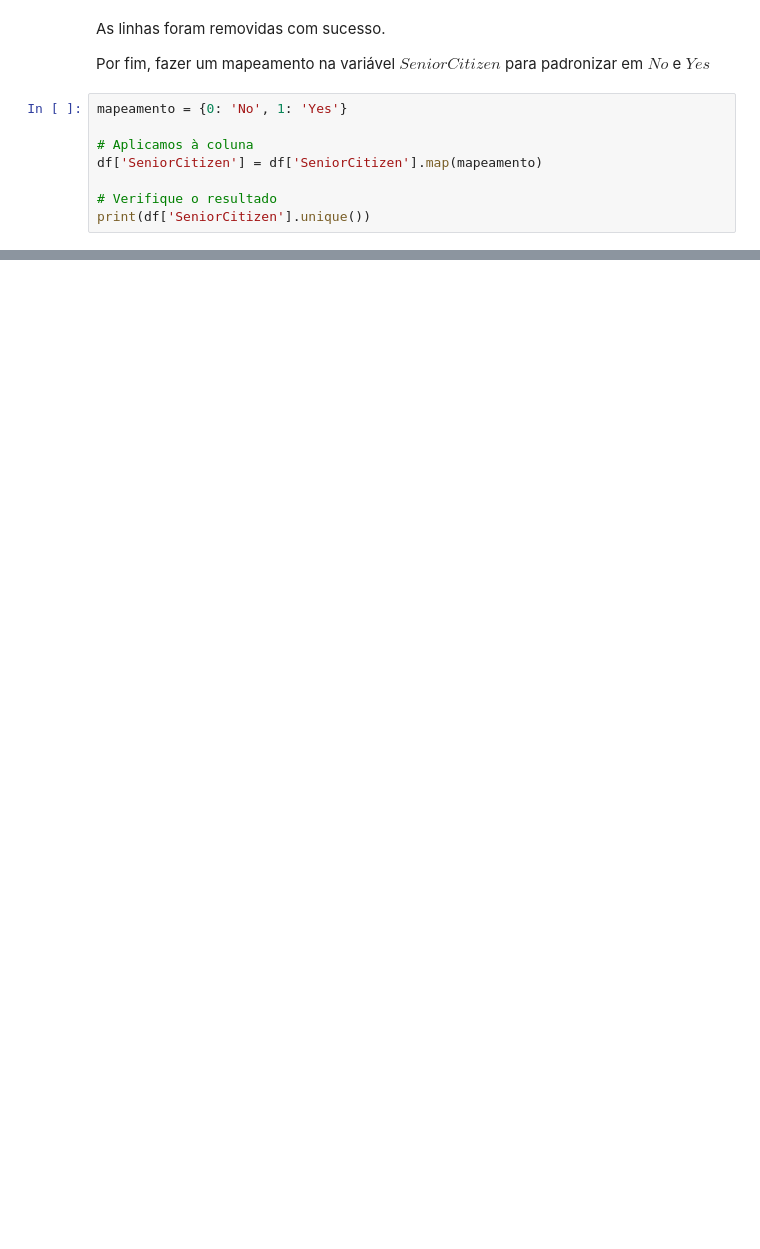
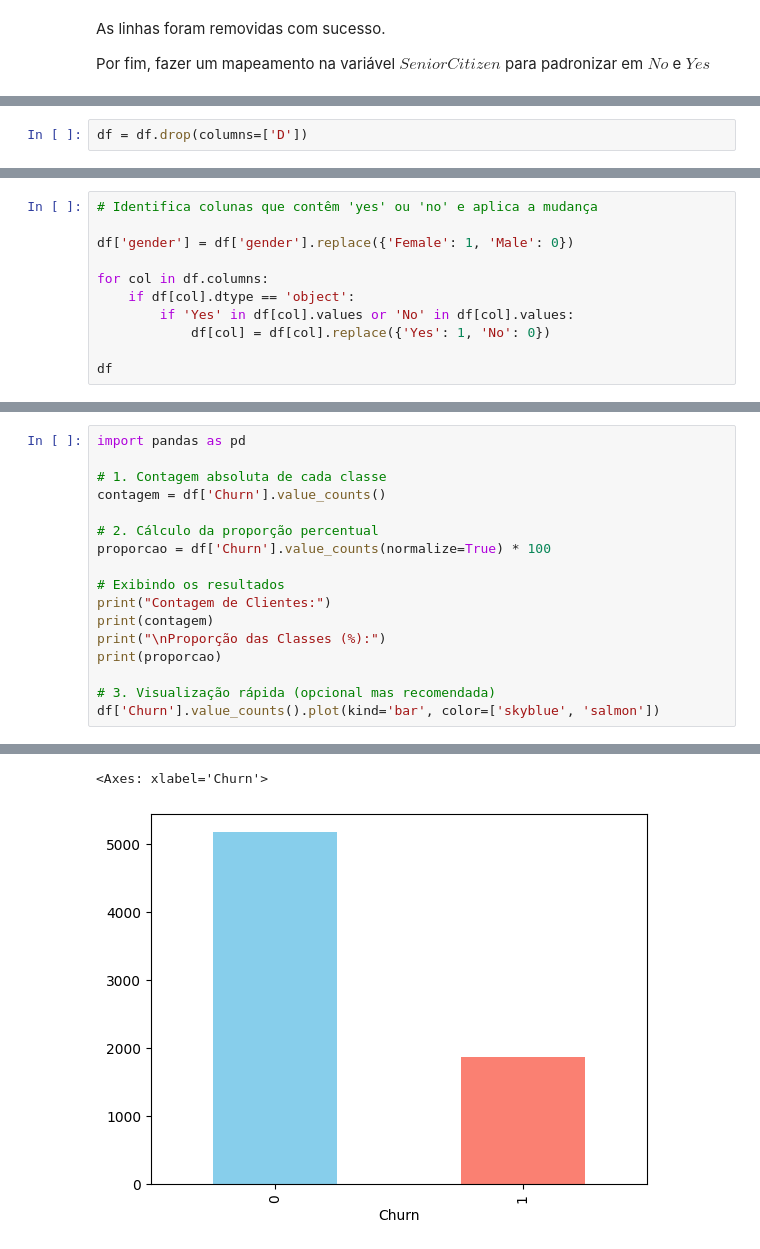
Before and after one commit to elianramon/Challenge_3_TelecomX_2_CD_ONE, a Jupyter notebook: TeleconX.ipynb, the cells around one changed output, grey strips where cells are left out. Drawn from its saved outputs; the diff is of its cells as text; blank space fills up the shorter version.

```diff
--- a/TeleconX.ipynb
+++ b/TeleconX.ipynb
@@ -179,11 +190,3 @@ df.shape
 As linhas foram removidas com sucesso.
 
 Por fim, fazer um mapeamento na variável $SeniorCitizen$ para padronizar em $No$ e $Yes$
-# %%
-mapeamento = {0: 'No', 1: 'Yes'}
-
-# Aplicamos à coluna
-df['SeniorCitizen'] = df['SeniorCitizen'].map(mapeamento)
-
-# Verifique o resultado
-print(df['SeniorCitizen'].unique())
@@ -334,0 +195,2 @@ ______________
+# %%
+df = df.drop(columns=['D'])
@@ -334,0 +205,11 @@ ______________
+# %%
+# Identifica colunas que contêm 'yes' ou 'no' e aplica a mudança
+
+df['gender'] = df['gender'].replace({'Female': 1, 'Male': 0})
+
+for col in df.columns:
+    if df[col].dtype == 'object':
+        if 'Yes' in df[col].values or 'No' in df[col].values:
+            df[col] = df[col].replace({'Yes': 1, 'No': 0})
+
+df
@@ -334,0 +234,18 @@ ______________
+# %%
+import pandas as pd
+
+# 1. Contagem absoluta de cada classe
+contagem = df['Churn'].value_counts()
+
+# 2. Cálculo da proporção percentual
+proporcao = df['Churn'].value_counts(normalize=True) * 100
+
+# Exibindo os resultados
+print("Contagem de Clientes:")
+print(contagem)
+print("\nProporção das Classes (%):")
+print(proporcao)
+
+# 3. Visualização rápida (opcional mas recomendada)
+df['Churn'].value_counts().plot(kind='bar', color=['skyblue', 'salmon'])
+# %% [output]
@@ -334,0 +263,2 @@ ______________
+<Axes: xlabel='Churn'>
+[figure, added]
```
Also changed, not shown: parts of 24 cells of this notebook.
